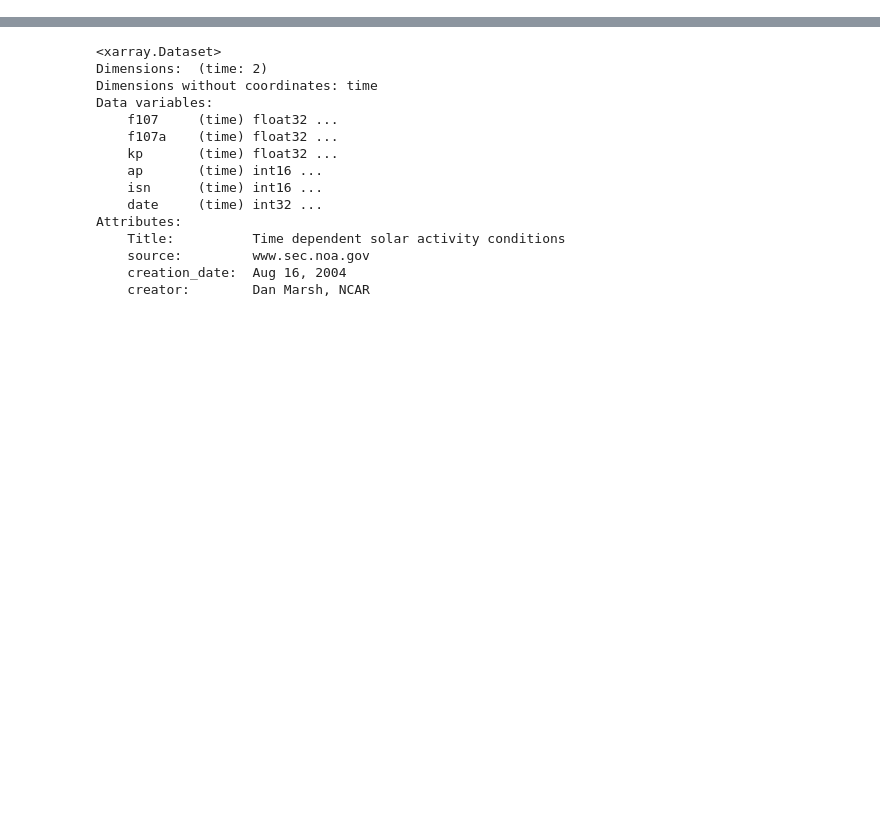
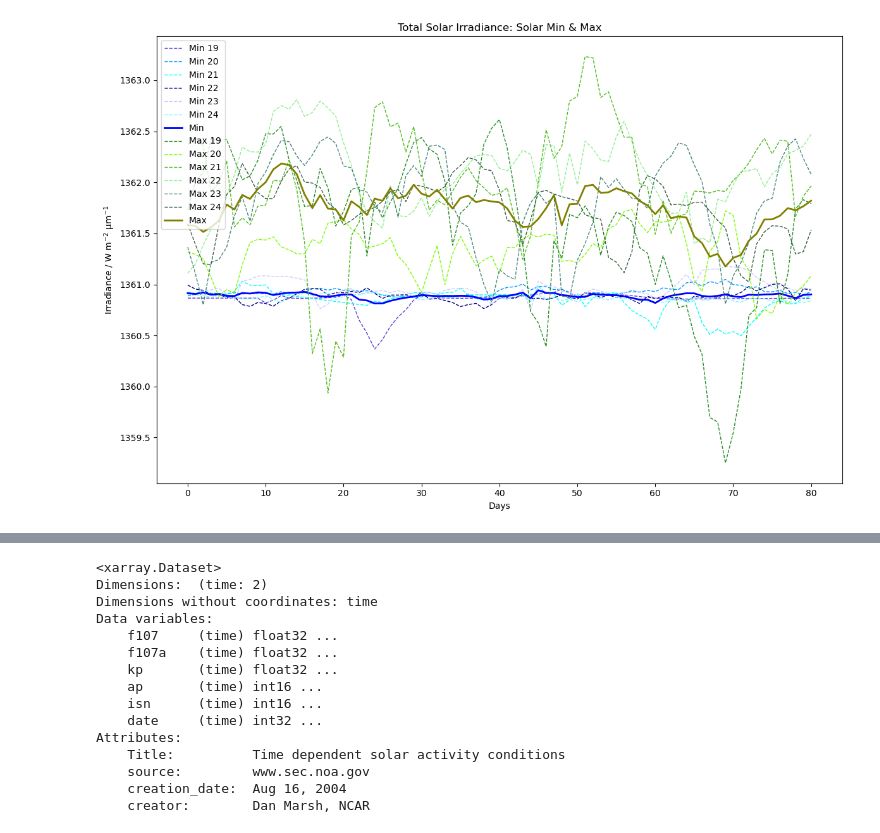
Before and after one commit to tashaay/SpE_Identification_Notebooks, a Jupyter notebook: Solar Irradiance.ipynb, the cells around one changed output, grey strips where cells are left out. Saved outputs shown, nothing was run; the diff lists cells and outputs as text; code cells hidden in the pictures; blank space fills up the shorter version.

```diff
--- a/Solar Irradiance.ipynb
+++ b/Solar Irradiance.ipynb
@@ -26,0 +330,32 @@ from time import process_time
+# %%
+
+fig, ax = plt.subplots(figsize=(12, 8))
+
+
+A = ax.plot(time, tsi_min19, linestyle='dashed', color='#5D3FD3', label='Min 19', linewidth=1.0 )
+B = ax.plot(time, tsi_min20, linestyle='dashed', color='#0096FF', label='Min 20', linewidth=1.0 )
+C = ax.plot(time, tsi_min21, linestyle='dashed', color='#00FFFF', label='Min 21', linewidth=1.0 )
+D = ax.plot(time, tsi_min22, linestyle='dashed', color='#00008B', label='Min 22', linewidth=1.0 )
+E = ax.plot(time, tsi_min23, linestyle='dashed', color='#CCCCFF', label='Min 23', linewidth=1.0 )
+F = ax.plot(time, tsi_min24, linestyle='dashed', color='#7DF9FF', label='Min 24', linewidth=1.0 )
+
+G = ax.plot(time, min_tsi, label='Min', color='#0000FF', linewidth=2.0 )
+
+
+Aa = ax.plot(time, tsi_max19, linestyle='dashed', color='#228B22', label='Max 19', linewidth=1.0 )
+Bb = ax.plot(time, tsi_max20, linestyle='dashed', color='#7CFC00', label='Max 20', linewidth=1.0 )
+Cc = ax.plot(time, tsi_max21, linestyle='dashed', color='#4CBB17', label='Max 21', linewidth=1.0 )
+Dd = ax.plot(time, tsi_max22, linestyle='dashed', color='#90EE90', label='Max 22', linewidth=1.0 )
+Ee = ax.plot(time, tsi_max23, linestyle='dashed', color='#478778', label='Max 23', linewidth=1.0 )
+Ff = ax.plot(time, tsi_max24, linestyle='dashed', color='#355E3B', label='Max 24', linewidth=1.0 )
+
+Gg = ax.plot(time, max_tsi, label='Max', color='#808000', linewidth=2.0 )
+
+
+ax.set_ylabel('Irradiance / W m$^{-2}$ \u03BCm$^{-1}$')
+ax.set_xlabel('Days')
+ax.set_title('Total Solar Irradiance: Solar Min & Max')
+ax.legend()
+plt.tight_layout()
+# %% [output]
+[figure, added]
```
Also changed, not shown: parts of 26 cells of this notebook, 12 other files.
